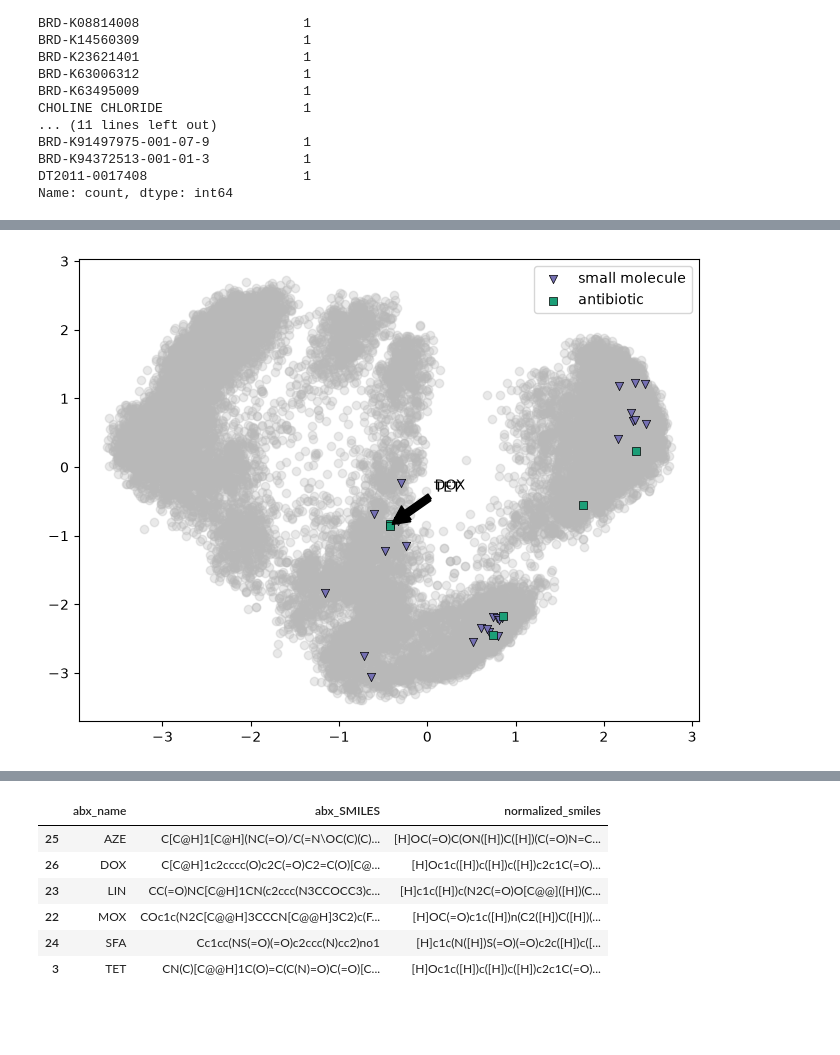
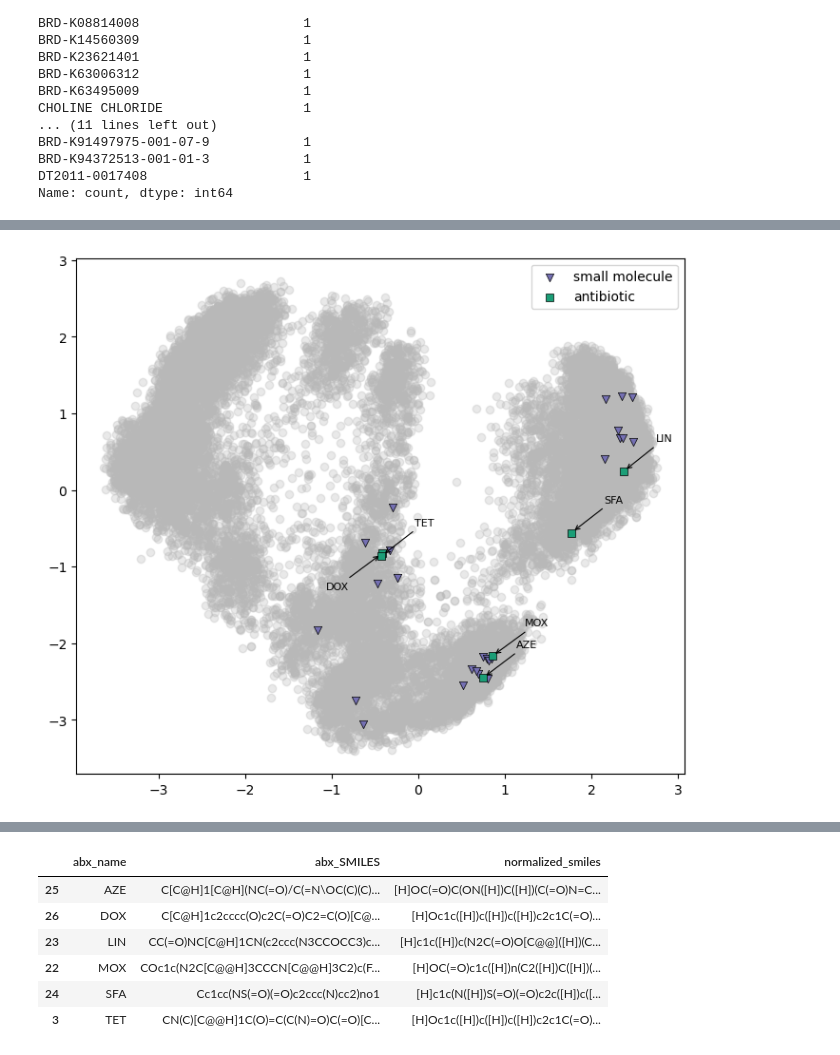
Before and after one commit to alexsanyum/combinations_predictions, a Jupyter notebook: notebook/unknown_comb_predictions.ipynb, the cells around one changed output, grey strips where cells are left out. Saved outputs shown, nothing was run; the diff lists cells and outputs as text; code cells hidden in the pictures; blank space fills up the shorter version.

```diff
--- a/notebook/unknown_comb_predictions.ipynb
+++ b/notebook/unknown_comb_predictions.ipynb
@@ -41,14 +25,22 @@ plt.tight_layout()
 # %%
 non_additive = []
-print(f"Strain\tTotal Predictions\tPredicted as additive (Percentage) \t Predicted as non-additive (Percentage)")
+print(f"Strain\tTotal Predictions\tPredicted as additive (Percentage) \t Predicted as non-additive (Percentage)\tnon-addtive small-molecule count")
+total_predictions = 0
+total_non_additive = 0
 for i, file in enumerate(pred_dir):
     df = pd.read_csv(file)
     strain_name = os.path.basename(file).split('_')[0]
 
+    total_predictions += df.shape[0]
+
     threshold = 0.8
     count_size = df[df['predictions_prob'] >= threshold].shape[0]
     total_size = df.shape[0]
-    print(f"{strain_name}\t{total_size}\t{total_size - count_size} ({(total_size - count_size)/total_size*100:.2f}%)\t{count_size} ({count_size/total_size*100:.2f}%)")
+    total_non_additive += count_size
+    count_additive = total_size - count_size
+
+    sm_count = df[df['predictions_prob'] >= threshold]['cp_name'].nunique()
+    print(f"{strain_name}\t{total_size}\t{count_additive} ({(count_additive)/total_size*100:.2f}%)\t{count_size} ({count_size/total_size*100:.2f}%)\t{sm_count}")
     # print(f"{strain_name} Number of predictions above threshold: {count_size} ({count_size/len(df)*100:.2f}%)")
 
     # Add a column with strain name to the DataFrame
@@ -141,50 +140,65 @@ sm_norm = pd.read_csv('../data/normalized_small_mol.csv')
 
 abx_to_index, sm_to_index = build_map_indexes(abx_norm, sm_norm)
 
 stacked_embs = np.vstack((abx_embs['embeddings'], sm_embs['embeddings']))
 
 pca_embs = PCA(n_components=2).fit(stacked_embs)
 
 
-# abx to highlight in the PCA plot
-abx_to_highlight = ["DOX", "TET"]
-abx_to_highlight_embs = abx_embs['embeddings'][[abx_to_index[abx] for abx in abx_to_highlight]]
-
-
-
-abx_always_present_idx = [abx_to_index[abx] for abx in abx_always_present]
+abx_always_present_idx = [abx_to_index[abx] for abx in non_additive_df['']]
 sm_always_present_idx = [sm_to_index[sm] for sm in sm_always_present]
 
 abx_always_present_embs = abx_embs['embeddings'][abx_always_present_idx]
 sm_always_present_embs = sm_embs['embeddings'][sm_always_present_idx]
 
-fig, axes = plt.subplots( figsize=(8, 6))
+fig, axes = plt.subplots( figsize=(7, 6))
 
 # base scatter plot of all embeddings in grey
 axes.scatter(pca_embs.transform(stacked_embs)[:, 0],
-             pca_embs.transform(stacked_embs)[:, 1],
+             pca_embs.transform(stacked_embs)[:, 1], gid="all_my_dots",rasterized=True,
              color="#b8b8b8", alpha=0.3)
 
 
 sns.scatterplot(x=pca_embs.transform(sm_always_present_embs)[:, 0],
-                y=pca_embs.transform(sm_always_present_embs)[:, 1], marker='v',
-                color='#7570b3', edgecolors="black", linewidth=0.5,
+                y=pca_embs.transform(sm_always_present_embs)[:, 1], marker='v',gid="all_my_dots",
+                color='#7570b3', edgecolors="black", linewidth=0.5, rasterized=True,
                 label='small molecule', alpha=1, ax=axes)
 
 sns.scatterplot(x=pca_embs.transform(abx_always_present_embs)[:, 0],
                 y=pca_embs.transform(abx_always_present_embs)[:, 1],
-                marker='s', color='#1b9e77', edgecolors="black",
+                marker='s', color='#1b9e77', edgecolors="black", gid="all_my_dots",rasterized=True,
                 linewidth=0.5, label='antibiotic', alpha=1, ax=axes)
-# Show an arrow for the abx to highlight
-for abx in abx_to_highlight:
-    abx_emb = abx_embs['embeddings'][abx_to_index[abx]]
+# Show an arrow for abx
+for abx in abx_always_present:
+    abx_idx = abx_to_index[abx]
+    abx_emb = abx_embs['embeddings'][abx_idx]
     pca_abx_emb = pca_embs.transform(abx_emb.reshape(1, -1))
-    axes.annotate(abx, xy=(pca_abx_emb[0, 0], pca_abx_emb[0, 1]),
-                  xytext=(pca_abx_emb[0, 0]+0.5, pca_abx_emb[0, 1]+0.5),
-                  arrowprops=dict(facecolor='black', shrink=0.05))
+    # Exception for 'DOX': place text down-left instead of up-right
+    if abx == 'DOX':
+        offset = (-25, -25)
+        align_h = 'right'
+    else:
+        offset = (25, 25)
+        align_h = 'left'
 
-
+    axes.annotate(
+        abx,
+        xy=(pca_abx_emb[0, 0], pca_abx_emb[0, 1]),
+        xytext=offset,
+        textcoords="offset points",
+        ha=align_h,
+        va='center',
+        fontsize=8,
+        arrowprops=dict(
+            arrowstyle="->",
+            color='black',
+            lw=0.8,
+            shrinkB=3
+        )
+    )
 axes.legend()
+plt.tight_layout()
+plt.savefig('../data/plots/embeddings_pca_non_additive_combs.svg', dpi=300)
 plt.show()
 # %% [output]
-[figure, old version]
+[figure, new version]
```
Also changed, not shown: parts of 8 cells of this notebook, 3 other files.
